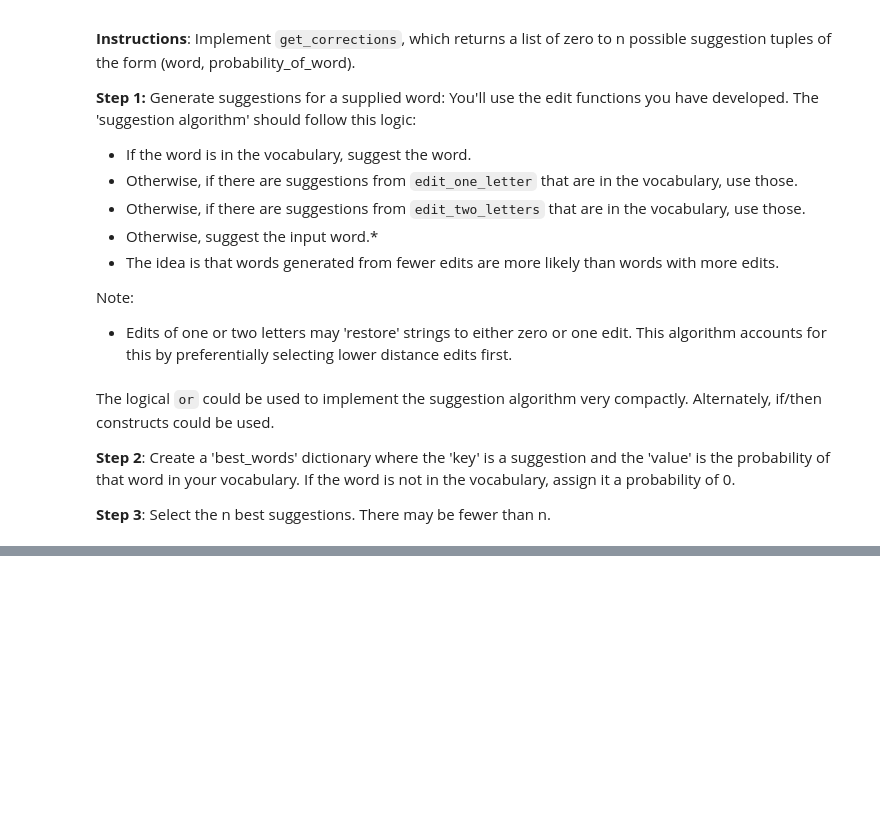
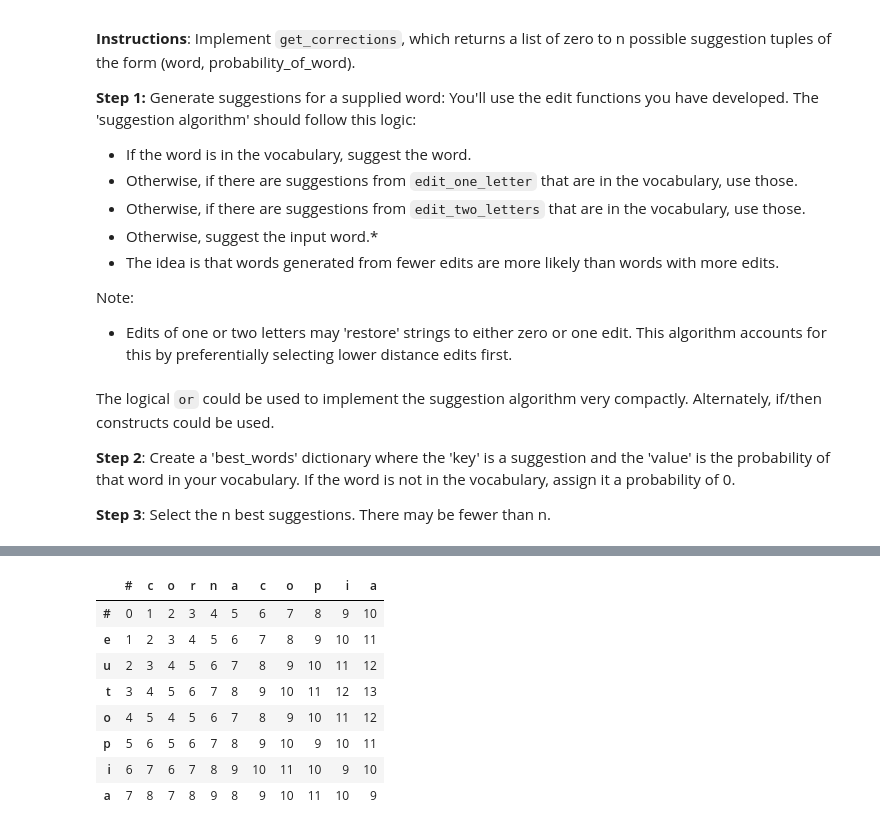
Before and after one commit to damiansp/NLP, a Jupyter notebook: coursera/deeplearning_ai/2_NLP_with_probabilistic_models/1_autocorrect_min_edit_distance/3_autocorrect.py.ipynb, the cells around one changed output, grey strips where cells are left out. Saved outputs shown, nothing was run; the diff lists cells and outputs as text; code cells hidden in the pictures; blank space fills up the shorter version.

```diff
--- a/coursera/deeplearning_ai/2_NLP_with_probabilistic_models/1_autocorrect_min_edit_distance/3_autocorrect.py.ipynb
+++ b/coursera/deeplearning_ai/2_NLP_with_probabilistic_models/1_autocorrect_min_edit_distance/3_autocorrect.py.ipynb
@@ -497,0 +591,28 @@ data type of corrections <class 'list'>
+# %%
+def min_edit_distance(source, target, ins_cost=1, del_cost=1, rep_cost=2):
+    '''
+    Input:
+        source: a string corresponding to the string you are starting with
+        target: a string corresponding to the string you want to end with
+        ins_cost: an integer setting the insert cost
+        del_cost: an integer setting the delete cost
+        rep_cost: an integer setting the replace cost
+    Output:
+        D: a matrix of len(source) + 1 by len(target) + 1 containing
+          minimum edit distances
+        med: the minimum edit distance (med) required to convert the
+          source string to the target
+    '''
+    m = len(source)
+    n = len(target)
+    D = np.zeros((m + 1, n + 1), dtype=int)
+    D[:, 0] = range(m + 1)
+    D[0, :] = range(n + 1)
+    for row in range(1, m + 1):
+        for col in range(1, n + 1):
+            r_cost = 0 if source[row - 1] == target[col - 1] else rep_cost
+            D[row, col] = min(D[row - 1, col] + del_cost,
+                              D[row - 1, col - 1] + r_cost,
+                              D[row, col - 1] + ins_cost)
+    med = D[m, n]
+    return D, med
@@ -497,0 +679,21 @@ data type of corrections <class 'list'>
+# %%
+source = 'eutopia'
+target = 'cornacopia'
+
+matrix, min_edits = min_edit_distance(source, target)
+idx = list(source)
+idx.insert(0, '#')
+cols = list(target)
+cols.insert(0, '#')
+df = pd.DataFrame(matrix, index=idx, columns= cols)
+df
+# %% [output]
+|  | # | c | o | r | n | a | c | o | p | i | a |
+| # | 0 | 1 | 2 | 3 | 4 | 5 | 6 | 7 | 8 | 9 | 10 |
+| e | 1 | 2 | 3 | 4 | 5 | 6 | 7 | 8 | 9 | 10 | 11 |
+| u | 2 | 3 | 4 | 5 | 6 | 7 | 8 | 9 | 10 | 11 | 12 |
+| t | 3 | 4 | 5 | 6 | 7 | 8 | 9 | 10 | 11 | 12 | 13 |
+| o | 4 | 5 | 4 | 5 | 6 | 7 | 8 | 9 | 10 | 11 | 12 |
+| p | 5 | 6 | 5 | 6 | 7 | 8 | 9 | 10 | 9 | 10 | 11 |
+| i | 6 | 7 | 6 | 7 | 8 | 9 | 10 | 11 | 10 | 9 | 10 |
+| a | 7 | 8 | 7 | 8 | 9 | 8 | 9 | 10 | 11 | 10 | 9 |
```
Also changed, not shown: parts of 15 cells of this notebook.
